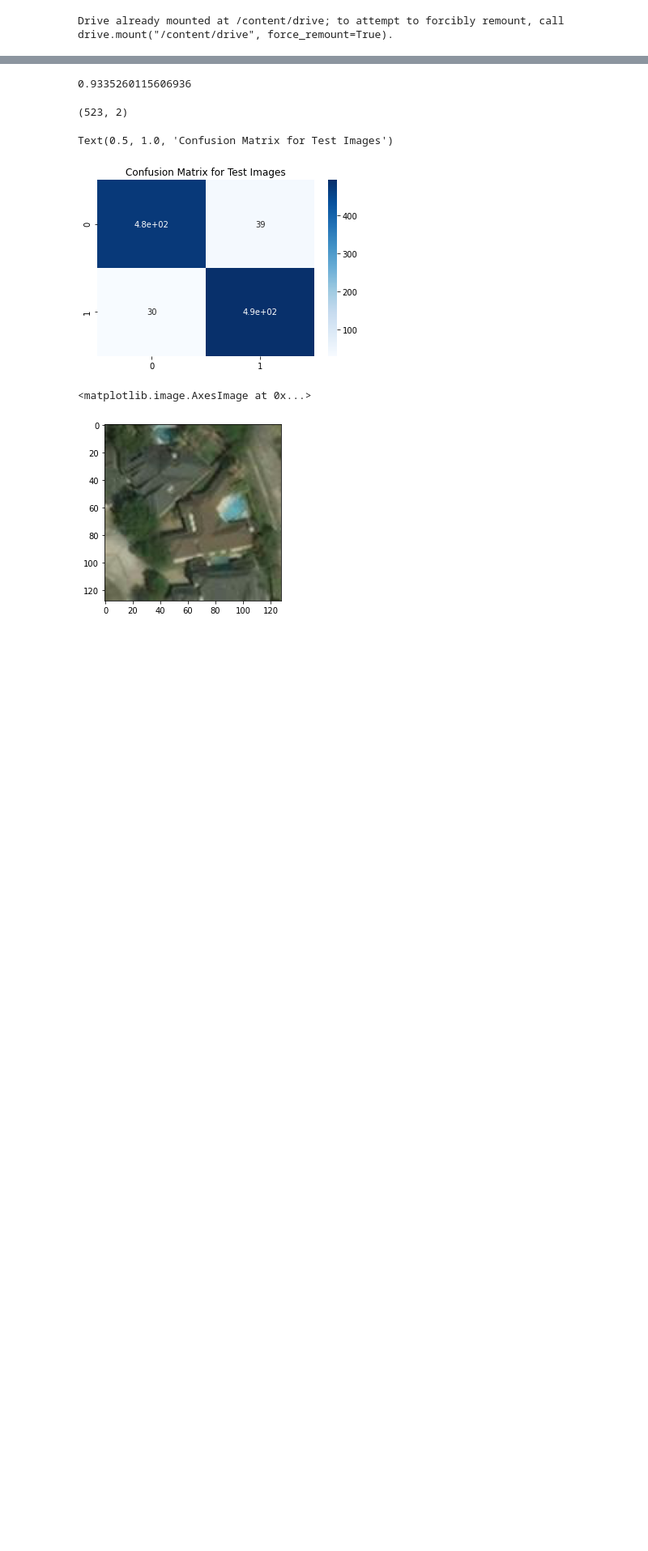
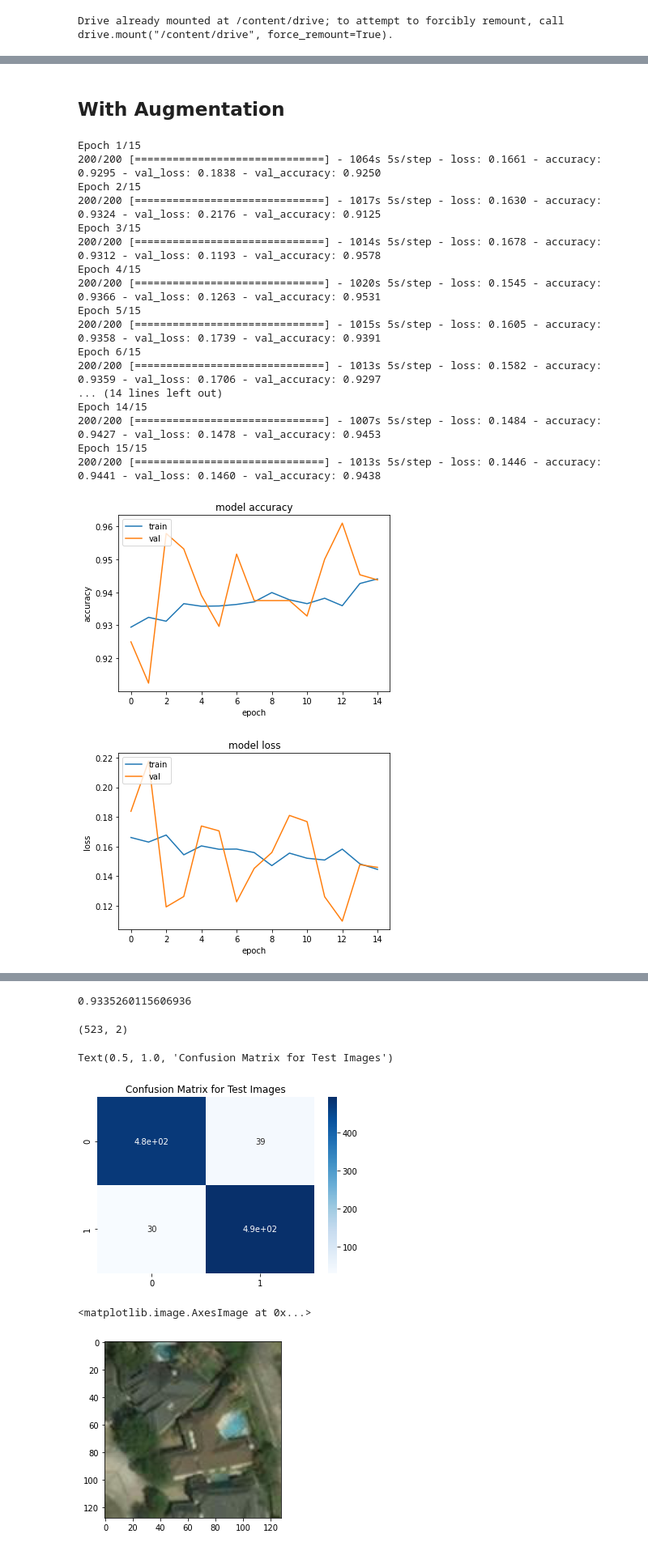
Before and after one commit to natgable/cs-229-project, a Jupyter notebook: models/VGG19.ipynb, the cells around one changed output, grey strips where cells are left out. Shown at 81% size. Saved outputs shown, nothing was run; the diff lists cells and outputs as text; code cells hidden in the pictures; blank space fills up the shorter version.

```diff
--- a/models/VGG19.ipynb
+++ b/models/VGG19.ipynb
@@ -209,0 +233,51 @@ Epoch 5/5
+# %% [markdown]
+## With Augmentation
+# %%
+model.fit_generator(
+    data_generator.batch_generator('train', batch_size=BATCH_SIZE),
+    steps_per_epoch=200,
+    epochs=15,
+    validation_data=data_generator.batch_generator(
+        'validation',
+        batch_size=BATCH_SIZE,
+        augmented=True
+    ),
+    validation_steps=10
+)
+
+# summarize history for accuracy
+plt.plot(model.history.history['accuracy'])
+plt.plot(model.history.history['val_accuracy'])
+plt.title('model accuracy')
+plt.ylabel('accuracy')
+plt.xlabel('epoch')
+plt.legend(['train', 'val'], loc='upper left')
+plt.show()
+# summarize history for loss
+plt.plot(model.history.history['loss'])
+plt.plot(model.history.history['val_loss'])
+plt.title('model loss')
+plt.ylabel('loss')
+plt.xlabel('epoch')
+plt.legend(['train', 'val'], loc='upper left')
+plt.show()
+# %% [output]
+Epoch 1/15
+200/200 [==============================] - 1064s 5s/step - loss: 0.1661 - accuracy: 0.9295 - val_loss: 0.1838 - val_accuracy: 0.9250
+Epoch 2/15
+200/200 [==============================] - 1017s 5s/step - loss: 0.1630 - accuracy: 0.9324 - val_loss: 0.2176 - val_accuracy: 0.9125
+Epoch 3/15
+200/200 [==============================] - 1014s 5s/step - loss: 0.1678 - accuracy: 0.9312 - val_loss: 0.1193 - val_accuracy: 0.9578
+Epoch 4/15
+200/200 [==============================] - 1020s 5s/step - loss: 0.1545 - accuracy: 0.9366 - val_loss: 0.1263 - val_accuracy: 0.9531
+Epoch 5/15
+200/200 [==============================] - 1015s 5s/step - loss: 0.1605 - accuracy: 0.9358 - val_loss: 0.1739 - val_accuracy: 0.9391
+Epoch 6/15
+200/200 [==============================] - 1013s 5s/step - loss: 0.1582 - accuracy: 0.9359 - val_loss: 0.1706 - val_accuracy: 0.9297
+... (14 lines left out)
+Epoch 14/15
+200/200 [==============================] - 1007s 5s/step - loss: 0.1484 - accuracy: 0.9427 - val_loss: 0.1478 - val_accuracy: 0.9453
+Epoch 15/15
+200/200 [==============================] - 1013s 5s/step - loss: 0.1446 - accuracy: 0.9441 - val_loss: 0.1460 - val_accuracy: 0.9438
+[figure, added]
+[figure, added]
```
Also changed, not shown: parts of 12 cells of this notebook.
